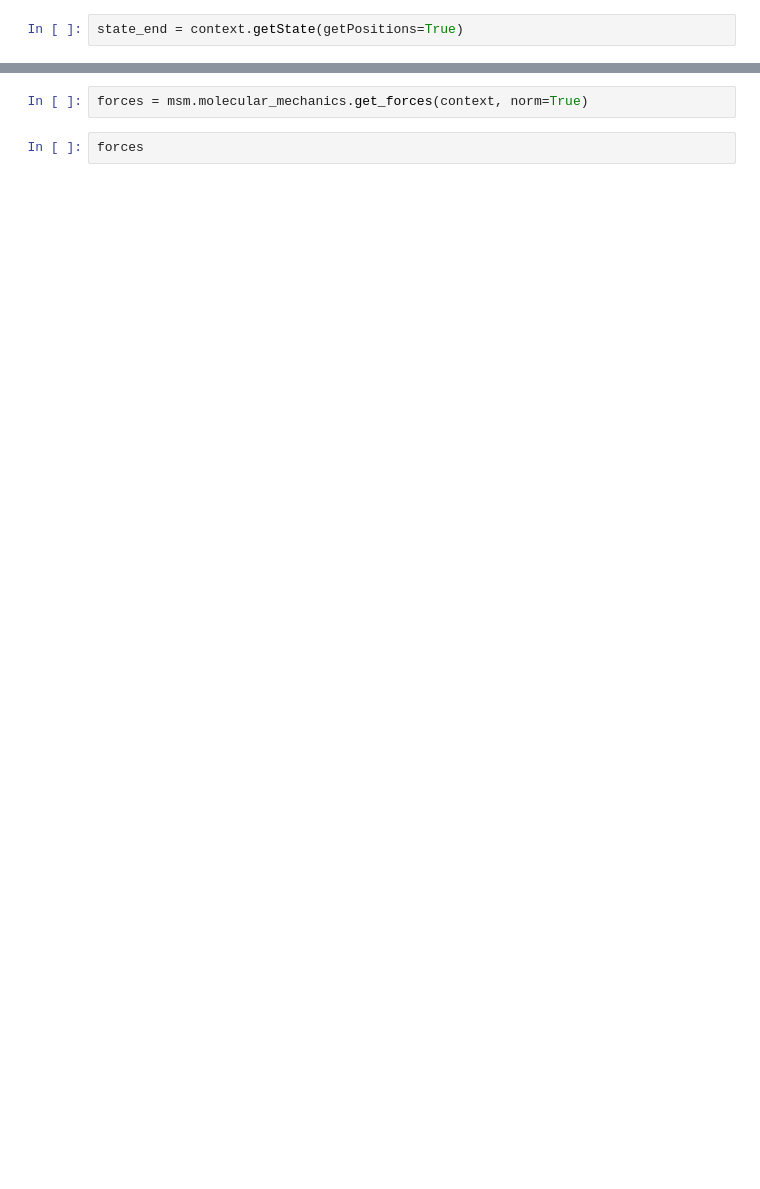
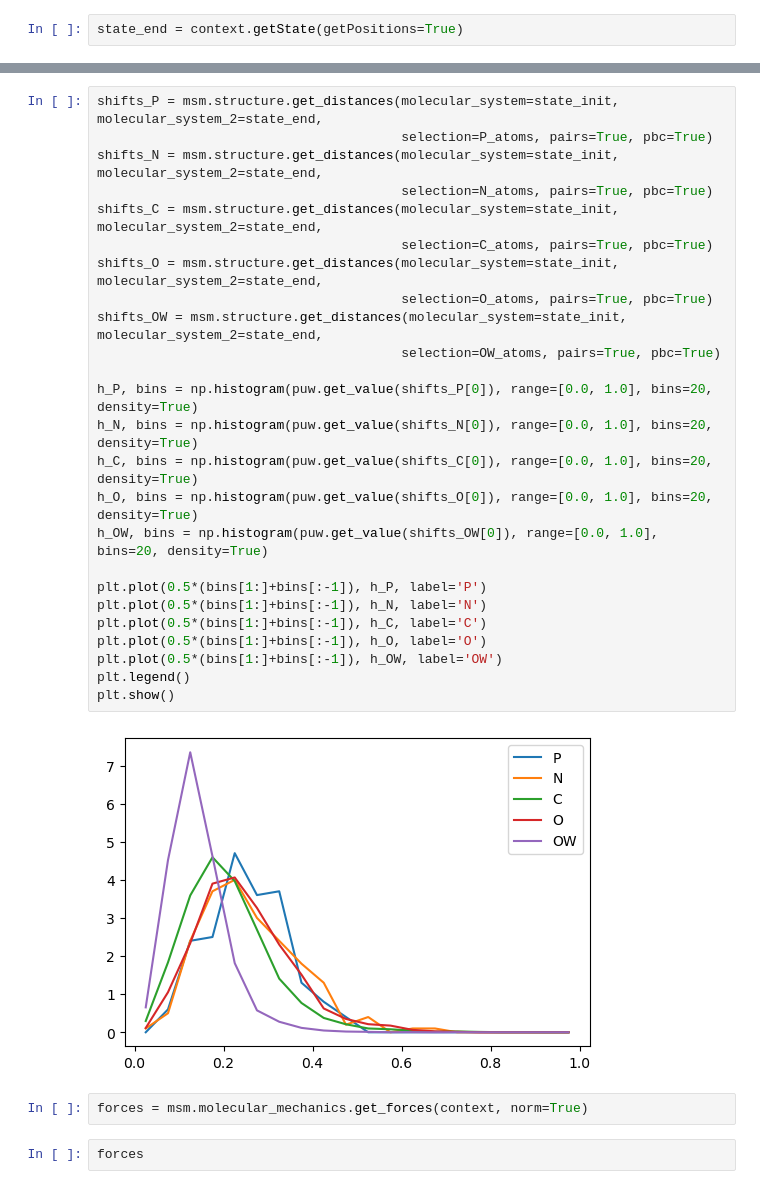
Before and after one commit to uibcdf/OMembrane, a Jupyter notebook: sandbox/Build_POPC_membrane_2_0.ipynb, the cells around one changed output, grey strips where cells are left out. Cells and saved outputs as stored; diff of their text form; blank space fills up the shorter version.

```diff
--- a/sandbox/Build_POPC_membrane_2_0.ipynb
+++ b/sandbox/Build_POPC_membrane_2_0.ipynb
@@ -107,3 +99,30 @@ plt.show()
+# %%
+shifts_P = msm.structure.get_distances(molecular_system=state_init, molecular_system_2=state_end,
+                                       selection=P_atoms, pairs=True, pbc=True)
+shifts_N = msm.structure.get_distances(molecular_system=state_init, molecular_system_2=state_end,
+                                       selection=N_atoms, pairs=True, pbc=True)
+shifts_C = msm.structure.get_distances(molecular_system=state_init, molecular_system_2=state_end,
+                                       selection=C_atoms, pairs=True, pbc=True)
+shifts_O = msm.structure.get_distances(molecular_system=state_init, molecular_system_2=state_end,
+                                       selection=O_atoms, pairs=True, pbc=True)
+shifts_OW = msm.structure.get_distances(molecular_system=state_init, molecular_system_2=state_end,
+                                       selection=OW_atoms, pairs=True, pbc=True)
+
+h_P, bins = np.histogram(puw.get_value(shifts_P[0]), range=[0.0, 1.0], bins=20, density=True)
+h_N, bins = np.histogram(puw.get_value(shifts_N[0]), range=[0.0, 1.0], bins=20, density=True)
+h_C, bins = np.histogram(puw.get_value(shifts_C[0]), range=[0.0, 1.0], bins=20, density=True)
+h_O, bins = np.histogram(puw.get_value(shifts_O[0]), range=[0.0, 1.0], bins=20, density=True)
+h_OW, bins = np.histogram(puw.get_value(shifts_OW[0]), range=[0.0, 1.0], bins=20, density=True)
+
+plt.plot(0.5*(bins[1:]+bins[:-1]), h_P, label='P')
+plt.plot(0.5*(bins[1:]+bins[:-1]), h_N, label='N')
+plt.plot(0.5*(bins[1:]+bins[:-1]), h_C, label='C')
+plt.plot(0.5*(bins[1:]+bins[:-1]), h_O, label='O')
+plt.plot(0.5*(bins[1:]+bins[:-1]), h_OW, label='OW')
+plt.legend()
+plt.show()
+# %% [output]
+[figure, added]
 # %%
 forces = msm.molecular_mechanics.get_forces(context, norm=True)
 # %%
```
Also changed, not shown: parts of 14 cells of this notebook, 9 other files.
